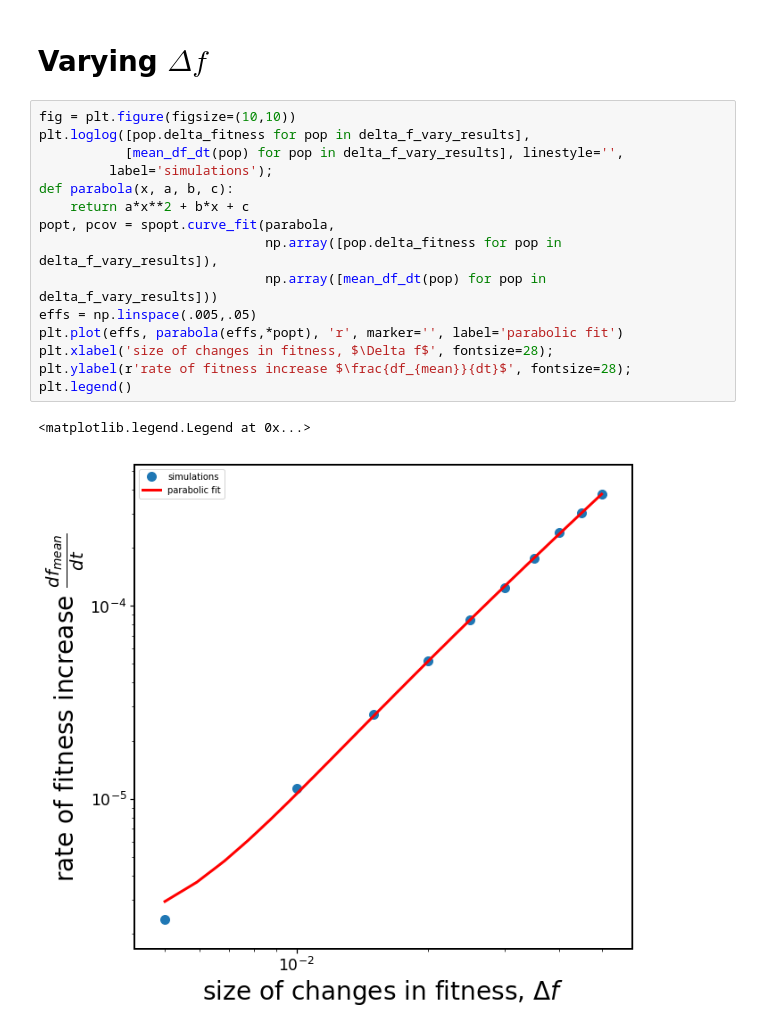
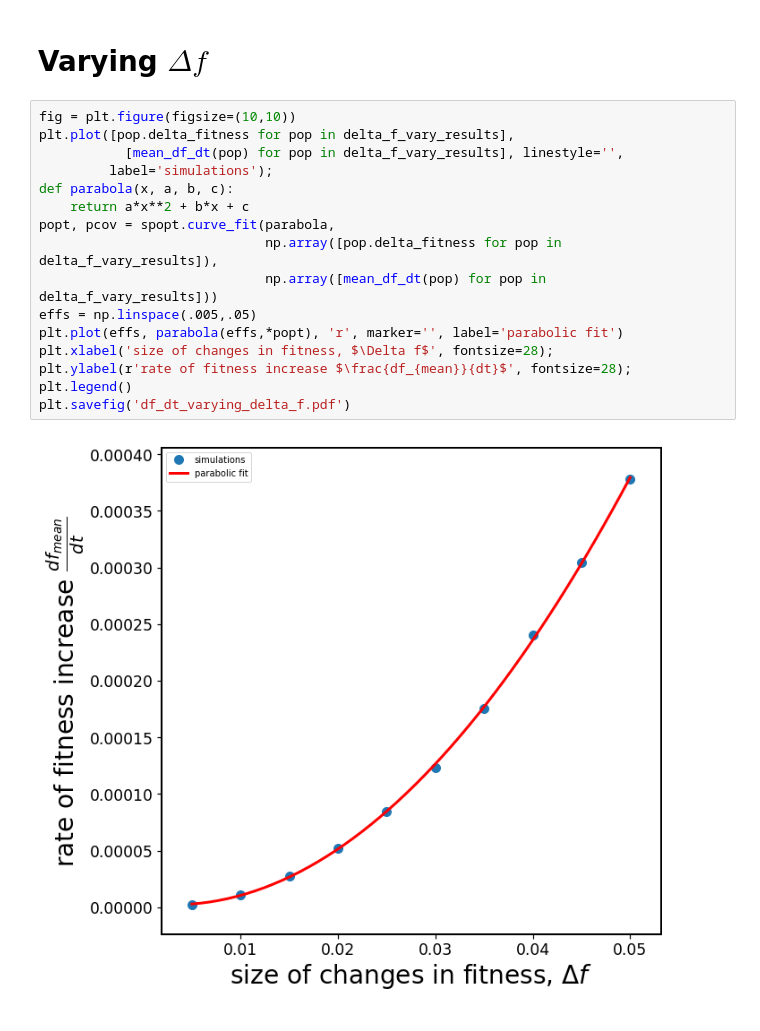
Before and after one commit to nicholas-sherer/Population-Evolution-Project-Source-Code, a Jupyter notebook: Plots related to the traveling wave regime.ipynb, the cells around one changed output. Saved outputs shown, nothing was run; the diff lists cells and outputs as text.

```diff
--- a/Plots related to the traveling wave regime.ipynb
+++ b/Plots related to the traveling wave regime.ipynb
@@ -160,22 +186,22 @@ plt.ylabel('mean mutation rate, $\mu$,\n(over population and time)', fontsize=28
 # Varying $\Delta f$
 # %%
 fig = plt.figure(figsize=(10,10))
-plt.loglog([pop.delta_fitness for pop in delta_f_vary_results],
+plt.plot([pop.delta_fitness for pop in delta_f_vary_results],
            [mean_df_dt(pop) for pop in delta_f_vary_results], linestyle='',
          label='simulations');
 def parabola(x, a, b, c):
     return a*x**2 + b*x + c
 popt, pcov = spopt.curve_fit(parabola,
                              np.array([pop.delta_fitness for pop in delta_f_vary_results]),
                              np.array([mean_df_dt(pop) for pop in delta_f_vary_results]))
 effs = np.linspace(.005,.05)
 plt.plot(effs, parabola(effs,*popt), 'r', marker='', label='parabolic fit')
 plt.xlabel('size of changes in fitness, $\Delta f$', fontsize=28);
 plt.ylabel(r'rate of fitness increase $\frac{df_{mean}}{dt}$', fontsize=28);
 plt.legend()
+plt.savefig('df_dt_varying_delta_f.pdf')
 # %% [output]
-<matplotlib.legend.Legend at 0x...>
-[figure, old version]
+[figure, new version]
 # %%
 fig = plt.figure(figsize=(10,10))
 plt.plot([pop.delta_fitness for pop in delta_f_vary_results],
```
Also changed, not shown: parts of 16 cells of this notebook.
